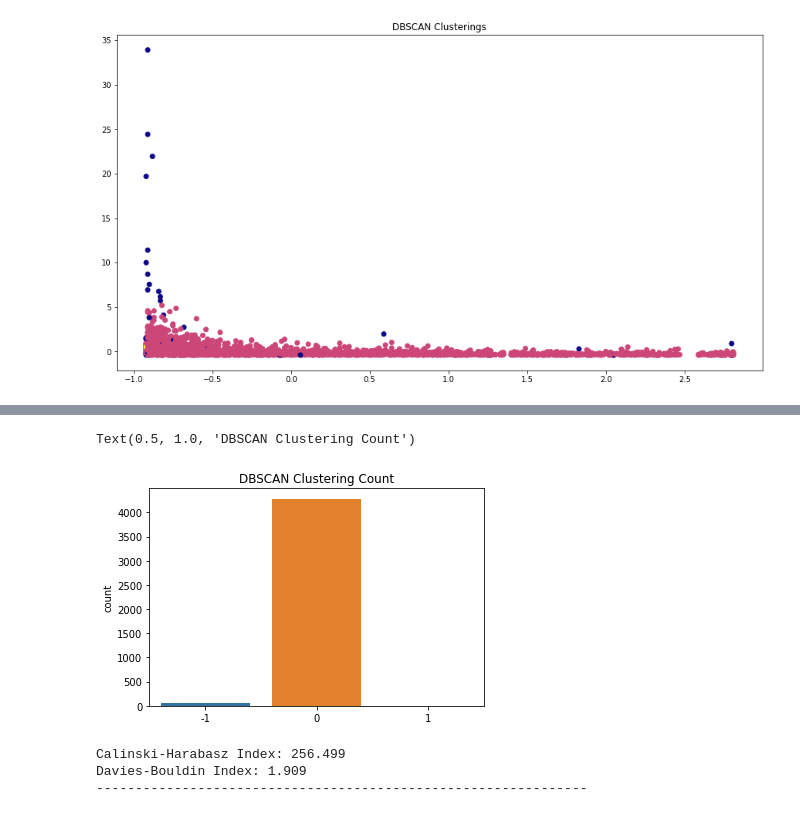
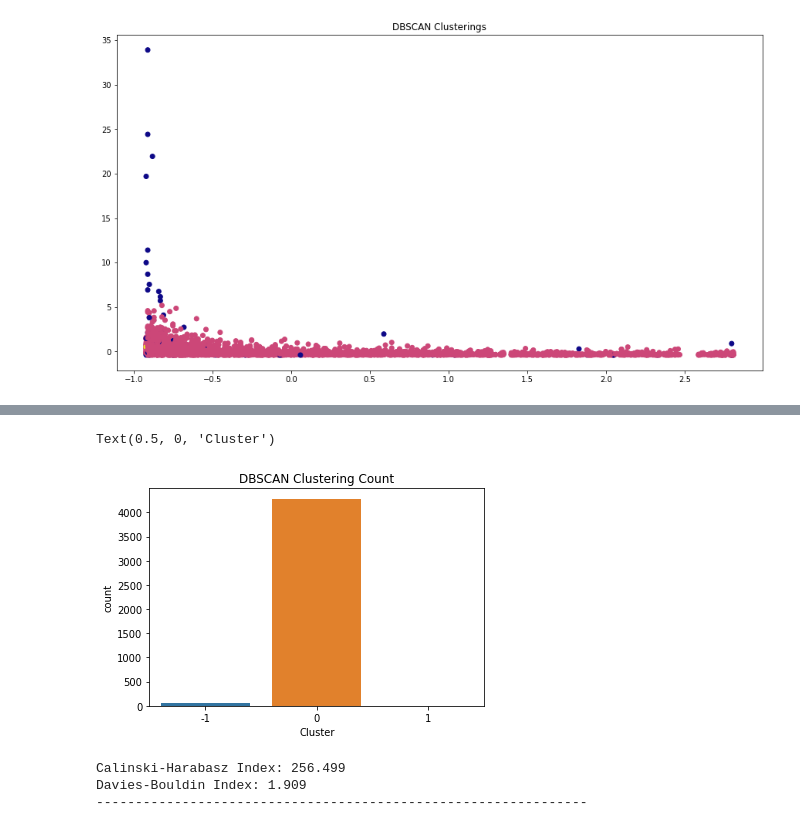
Before and after one commit to Mmbsaksd/Customer-segmentation, a Jupyter notebook: Customer_Segmentation.ipynb, the cells around one changed output, grey strips where cells are left out. Saved outputs shown, nothing was run; the diff lists cells and outputs as text; code cells hidden in the pictures.

```diff
--- a/Customer_Segmentation.ipynb
+++ b/Customer_Segmentation.ipynb
@@ -682,10 +682,11 @@ dbs.head()
 # %%
 #Plotting the customer segment by k means
 sns.countplot(label)
 plt.title("DBSCAN Clustering Count")
+plt.xlabel("Cluster")
 # %% [output]
-Text(0.5, 1.0, 'DBSCAN Clustering Count')
+Text(0.5, 0, 'Cluster')
-[figure, old version]
+[figure, new version]
 # %%
 #Model Evaluation of KMeans
 labels = dbscan.labels_
```
Also changed, not shown: parts of 7 cells of this notebook.
